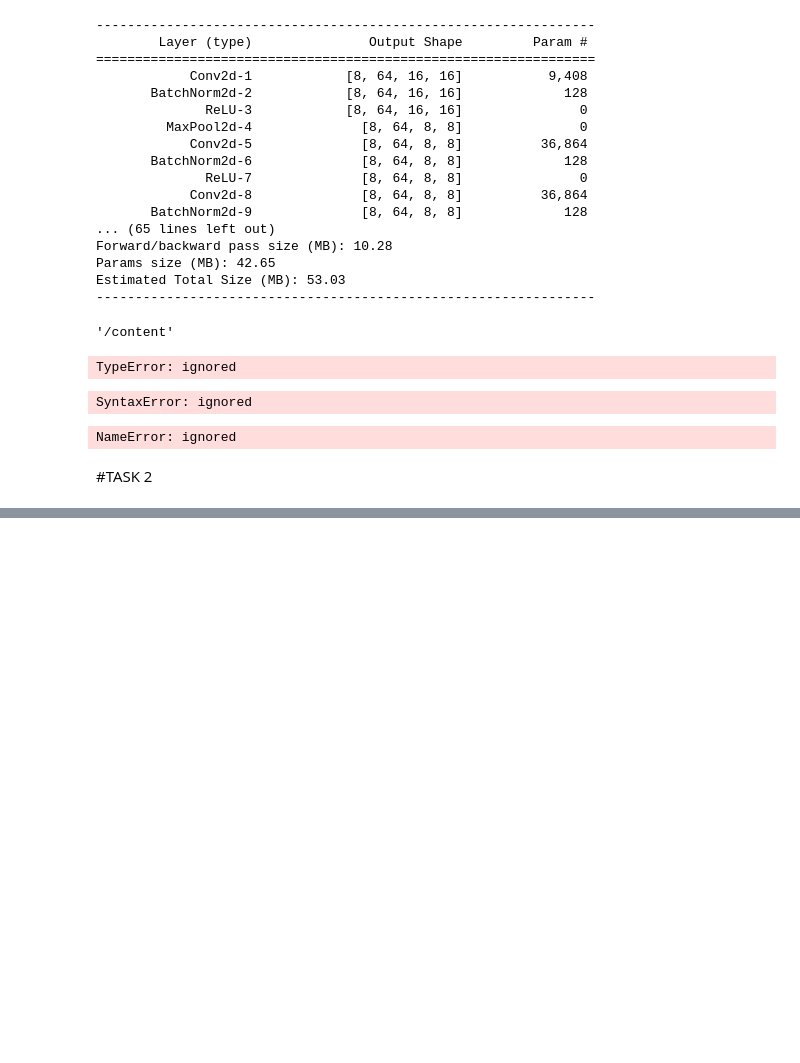
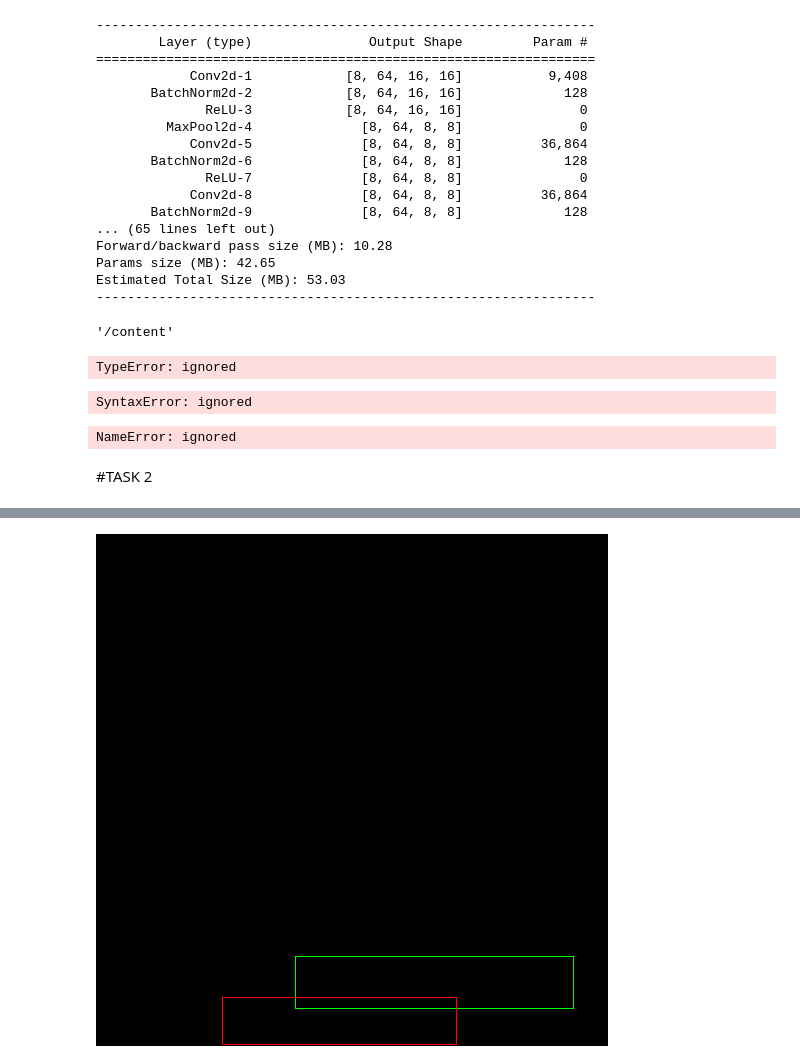
Before and after one commit to VAIBHAV2900/SummerSchool-CV-Implementation-2021, a Jupyter notebook: Session_7_Assignment.ipynb, the cells around one changed output, grey strips where cells are left out. Drawn from its saved outputs; the diff is of its cells as text; code cells hidden in the pictures; blank space fills up the shorter version.

```diff
--- a/Session_7_Assignment.ipynb
+++ b/Session_7_Assignment.ipynb
@@ -384,5 +403,5 @@ import cv2
 # %%
 # Load the datasets
 # reading CSV file
-data_iou = read_csv("iou_testcases.csv")
+data_iou = pd.read_csv("iou_testcases.csv")
 data_iou
@@ -412,8 +451,10 @@ nms_test_case_4 = [ast.literal_eval(listOfDFRows[0][1]), ast.literal_eval(listOf
 # %%
 # Visualize the boxes for one of the test cases
 img = np.zeros([512,512,3] ,dtype = np.uint8)
-box1, box2= iou_test_case_1[0], iou_test_case_1[1]
+box1, box2= iou_test_case_4[0], iou_test_case_4[1]
 img2 = cv2.rectangle(img, (box1[0], box1[1]), (box1[2], box1[3]) , color = (0,255,0))#green
 img2 = cv2.rectangle(img, (box2[0], box2[1]), (box2[2], box2[3]) , color = (0,0,255))#red
 
 cv2_imshow(img2)
+# %% [output]
+[figure, added]
```
Also changed, not shown: parts of 13 cells of this notebook.
